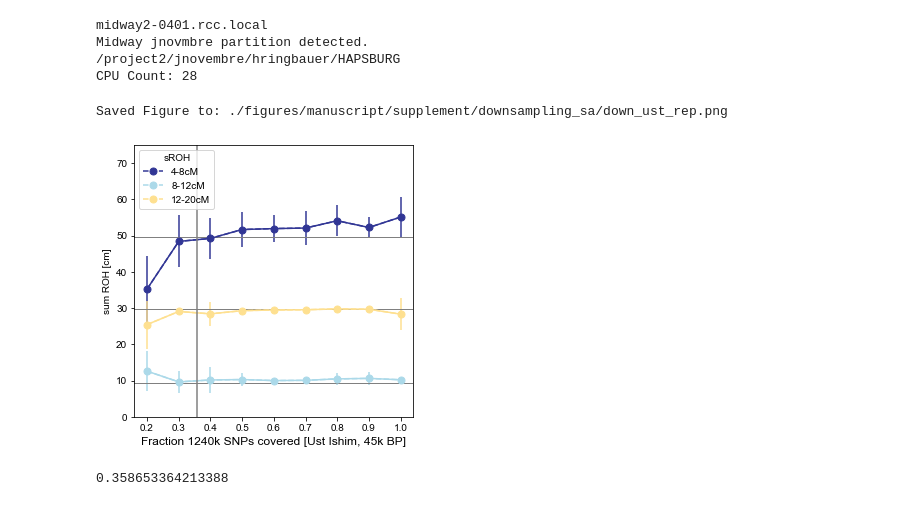
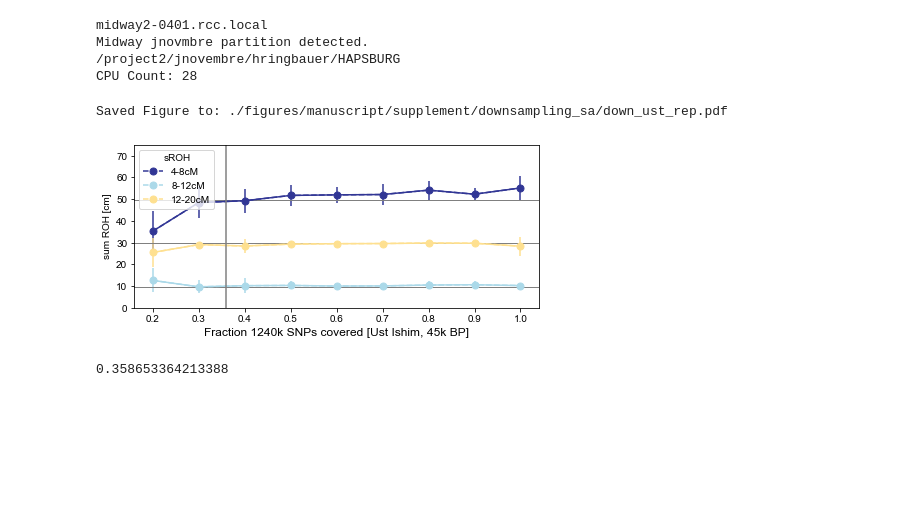
Before and after one commit to hringbauer/hapROH, a Jupyter notebook: Notebooks/Figures/VariousPaper/plot_rep_ust_ishim.ipynb, the cells around one changed output. Drawn from its saved outputs; the diff is of its cells as text; code cells hidden in the pictures; blank space fills up the shorter version.

```diff
--- a/Notebooks/Figures/VariousPaper/plot_rep_ust_ishim.ipynb
+++ b/Notebooks/Figures/VariousPaper/plot_rep_ust_ishim.ipynb
@@ -101,15 +101,15 @@ def plot_downsampling_rep(figsize=(5,5), columns = ["4-8", "8-12", "12-20"],
         print(f"Saved Figure to: {savepath}")
     plt.show()
 # %%
-plot_downsampling_rep(figsize=(5,5), columns = ["4-8", "8-12", "12-20"],
+plot_downsampling_rep(figsize=(7.25,3), columns = ["4-8", "8-12", "12-20"],
                       colors=['#313695', '#abd9e9', '#fee090', '#d7191c'],
                       df = df_res, ms=7, fs_l=12, ylim=[0,75],
                       hline_vec=hline_vec, cutoff=0.35865,
-                      savepath="./figures/manuscript/supplement/downsampling_sa/down_ust_rep.png"
+                      savepath="./figures/manuscript/supplement/downsampling_sa/down_ust_rep.pdf"
                       )
 # %% [output]
-Saved Figure to: ./figures/manuscript/supplement/downsampling_sa/down_ust_rep.png
+Saved Figure to: ./figures/manuscript/supplement/downsampling_sa/down_ust_rep.pdf
-[figure, old version]
+[figure, new version]
 # %%
 0.4/1.115283
 # %% [output]
```
Also changed, not shown: 2 other files.
